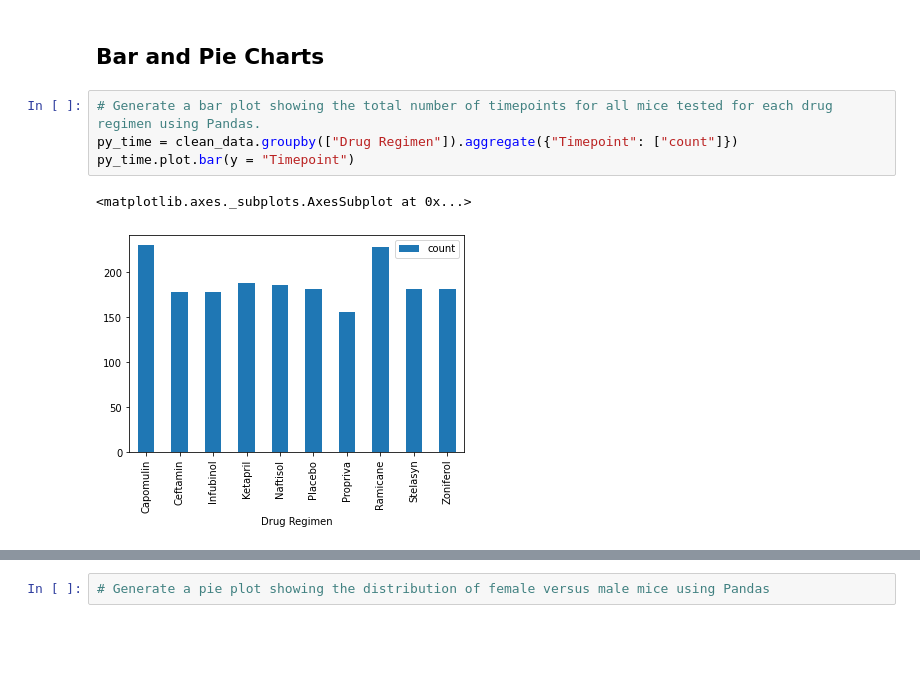
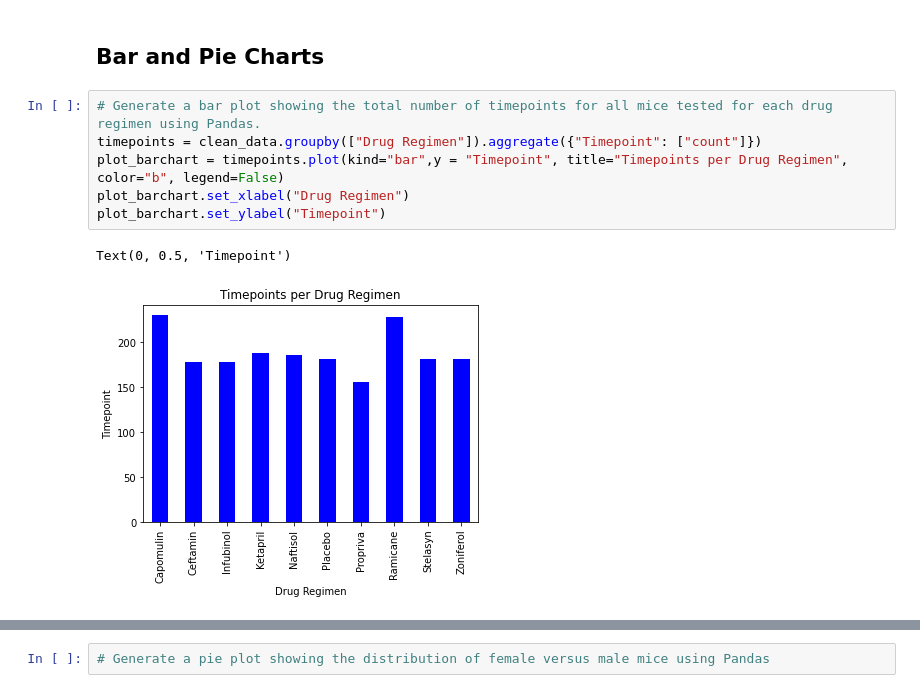
Before and after one commit to sissa81/Pymaceuticals-Matplotlib-Challenge, a Jupyter notebook: pymaceuticals.ipynb, the cells around one changed output, grey strips where cells are left out. Saved outputs shown, nothing was run; the diff lists cells and outputs as text; blank space fills up the shorter version.

Commit message:
6/19/2021 Bar Charts

```diff
--- a/pymaceuticals.ipynb
+++ b/pymaceuticals.ipynb
@@ -126,10 +127,12 @@ aggregate_regimen.round(2)
 ## Bar and Pie Charts
 # %%
 # Generate a bar plot showing the total number of timepoints for all mice tested for each drug regimen using Pandas.
-py_time = clean_data.groupby(["Drug Regimen"]).aggregate({"Timepoint": ["count"]})
-py_time.plot.bar(y = "Timepoint")
+timepoints = clean_data.groupby(["Drug Regimen"]).aggregate({"Timepoint": ["count"]})
+plot_barchart = timepoints.plot(kind="bar",y = "Timepoint", title="Timepoints per Drug Regimen", color="b", legend=False)
+plot_barchart.set_xlabel("Drug Regimen")
+plot_barchart.set_ylabel("Timepoint")
 # %% [output]
-<matplotlib.axes._subplots.AxesSubplot at 0x...>
+Text(0, 0.5, 'Timepoint')
-[figure, old version]
+[figure, new version]
 # %%
 # Generate a bar plot showing the total number of timepoints for all mice tested for each drug regimen using pyplot.
```
Also changed, not shown: parts of 2 cells of this notebook.
